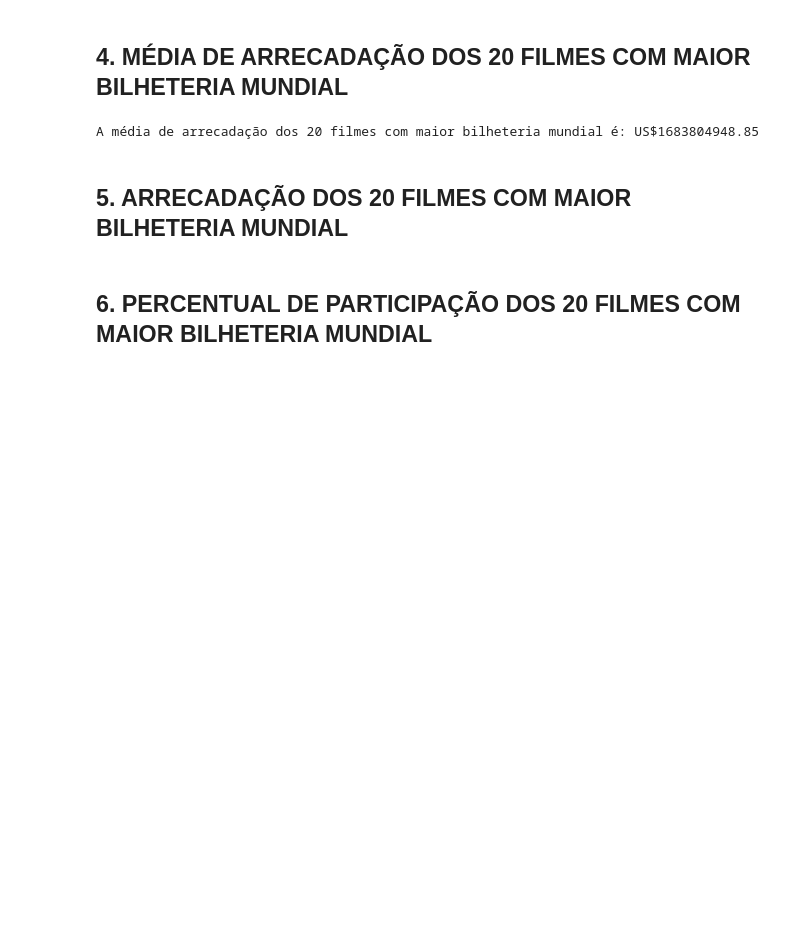
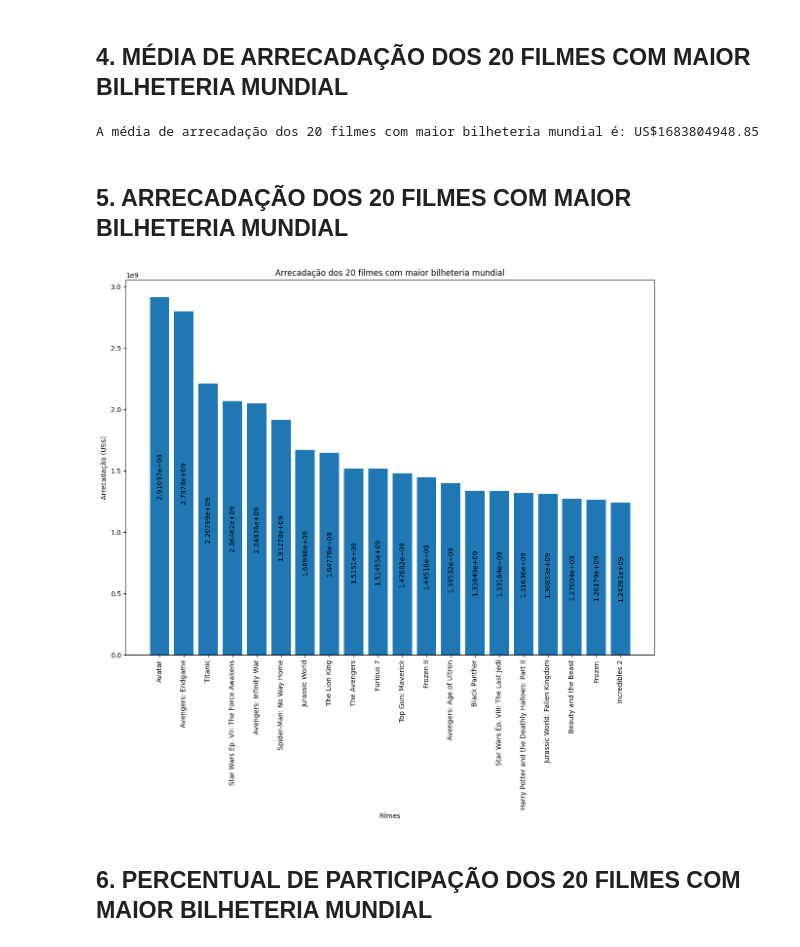
Before and after one commit to arthurabelo/AnaliseFilmesPandas, a Jupyter notebook: Analise_Filmes.ipynb, the cells around one changed output. Cells and saved outputs as stored; diff of their text form; code cells hidden in the pictures; blank space fills up the shorter version.

```diff
--- a/Analise_Filmes.ipynb
+++ b/Analise_Filmes.ipynb
@@ -273,5 +272,22 @@ print(f"A média de arrecadação dos 20 filmes com maior bilheteria mundial é:
 A média de arrecadação dos 20 filmes com maior bilheteria mundial é: US$1683804948.85
 # %% [markdown]
 ## 5. ARRECADAÇÃO DOS 20 FILMES COM MAIOR BILHETERIA MUNDIAL
+# %%
+df_filmes_20_maiores_bilheteria = df_filmes.sort_values(by='worldwide_gross', ascending=False).head(20)
+
+fig, ax = plt.subplots(figsize=(14, 10))
+
+ax.bar(df_filmes_20_maiores_bilheteria['title'], df_filmes_20_maiores_bilheteria['worldwide_gross'])
+
+ax.bar_label(ax.containers[0], label_type='center', rotation=90)
+
+ax.set_title('Arrecadação dos 20 filmes com maior bilheteria mundial')
+ax.set_xlabel('Filmes')
+ax.set_ylabel('Arrecadação (US$)')
+
+plt.xticks(rotation=90)
+plt.show()
+# %% [output]
+[figure, added]
 # %% [markdown]
 ## 6. PERCENTUAL DE PARTICIPAÇÃO DOS 20 FILMES COM MAIOR BILHETERIA MUNDIAL
```
Also changed, not shown: parts of 8 cells of this notebook.
